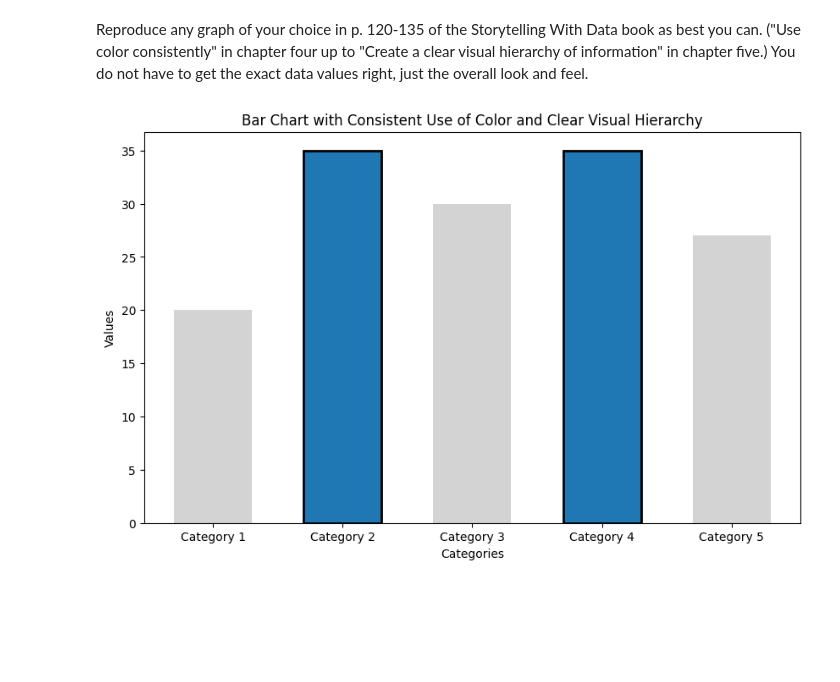
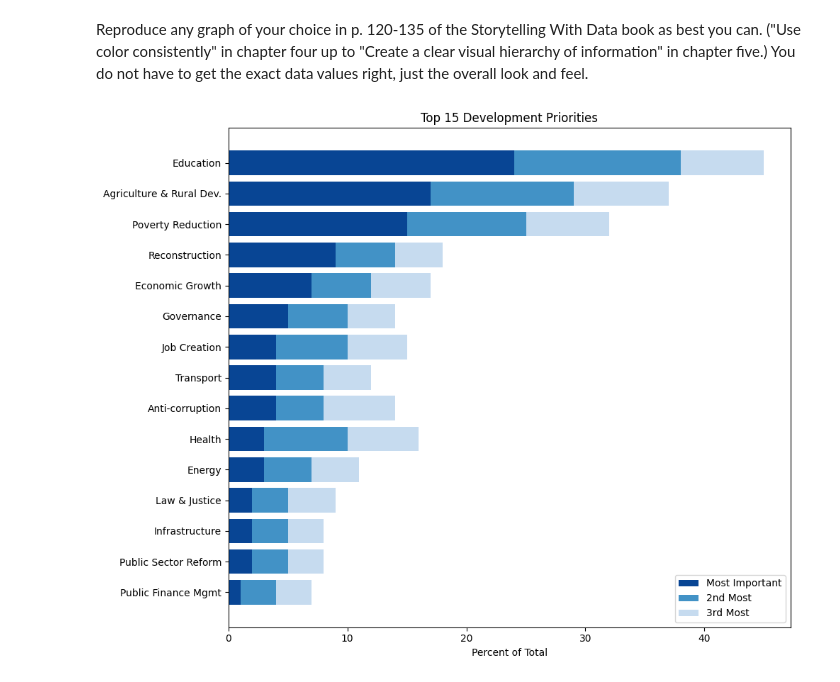
Before and after one commit to joshua-vonkorff/Module-B-semester-2, a Jupyter notebook: ModB2-Week8-Volodkevich-Violette.ipynb, the cells around one changed output. Saved outputs shown, nothing was run; the diff lists cells and outputs as text; code cells hidden in the pictures; blank space fills up the shorter version.

```diff
--- a/ModB2-Week8-Volodkevich-Violette.ipynb
+++ b/ModB2-Week8-Volodkevich-Violette.ipynb
@@ -508,35 +508,51 @@ Bread Prediction (R² ≈ 0.001): This prediction performs very poorly. The R²
 # %% [markdown]
 Reproduce any graph of your choice in p. 120-135 of the Storytelling With Data book as best you can.  ("Use color consistently" in chapter four up to "Create a clear visual hierarchy of information" in chapter five.)    You do not have to get the exact data values right, just the overall look and feel.
 # %%
+
 import matplotlib.pyplot as plt
-import numpy as np
+import pandas as pd
 
-# Example data
-categories = ['Category 1', 'Category 2', 'Category 3', 'Category 4', 'Category 5']
-values = [20, 35, 30, 35, 27]
-highlight = [False, True, False, True, False]
+# Sample data mimicking p. 120–121 from Storytelling With Data
+categories = [
+    "Education", "Agriculture & Rural Dev.", "Poverty Reduction", "Reconstruction",
+    "Economic Growth", "Health", "Job Creation", "Governance", "Anti-corruption",
+    "Transport", "Energy", "Law & Justice", "Infrastructure", "Public Sector Reform",
+    "Public Finance Mgmt"
+]
 
-# Colors
-base_color = '#d3d3d3'  # Light grey for base bars
-highlight_color = '#1f77b4'  # Blue for highlighted bars
+# Simulated percentage responses
+most_important = [24, 17, 15, 9, 7, 3, 4, 5, 4, 4, 3, 2, 2, 2, 1]
+second_most = [14, 12, 10, 5, 5, 7, 6, 5, 4, 4, 4, 3, 3, 3, 3]
+third_most = [7, 8, 7, 4, 5, 6, 5, 4, 6, 4, 4, 4, 3, 3, 3]
 
-# Plotting
-fig, ax = plt.subplots(figsize=(10, 6))
+# Create DataFrame
+df = pd.DataFrame({
+    'Category': categories,
+    'Most Important': most_important,
+    '2nd Most Important': second_most,
+    '3rd Most Important': third_most
+})
 
+# Sort by Most Important
+df = df.sort_values(by='Most Important', ascending=False)
+
+# Plot setup
+plt.figure(figsize=(10, 8))
 bar_width = 0.6
-bars = ax.bar(categories, values, bar_width, color=[highlight_color if h else base_color for h in highlight])
 
-# Adding labels and title
-ax.set_xlabel('Categories')
-ax.set_ylabel('Values')
-ax.set_title('Bar Chart with Consistent Use of Color and Clear Visual Hierarchy')
+# Plot each layer of the stacked bars
+bar1 = plt.barh(df['Category'], df['Most Important'], color='#084594', label='Most Important')
+bar2 = plt.barh(df['Category'], df['2nd Most Important'],
+                left=df['Most Important'], color='#4292c6', label='2nd Most')
+bar3 = plt.barh(df['Category'], df['3rd Most Important'],
+                left=df['Most Important'] + df['2nd Most Important'], color='#c6dbef', label='3rd Most')
 
-# Highlighting specific bars
-for bar, h in zip(bars, highlight):
-    if h:
-        bar.set_edgecolor('black')
-        bar.set_linewidth(2)
-
+# Chart formatting
+plt.xlabel('Percent of Total')
+plt.title('Top 15 Development Priorities')
+plt.gca().invert_yaxis()  # Highest priority on top
+plt.legend(loc='lower right')
+plt.tight_layout()
 plt.show()
 # %% [output]
-[figure, old version]
+[figure, new version]
```
Also changed, not shown: 1 other file.
